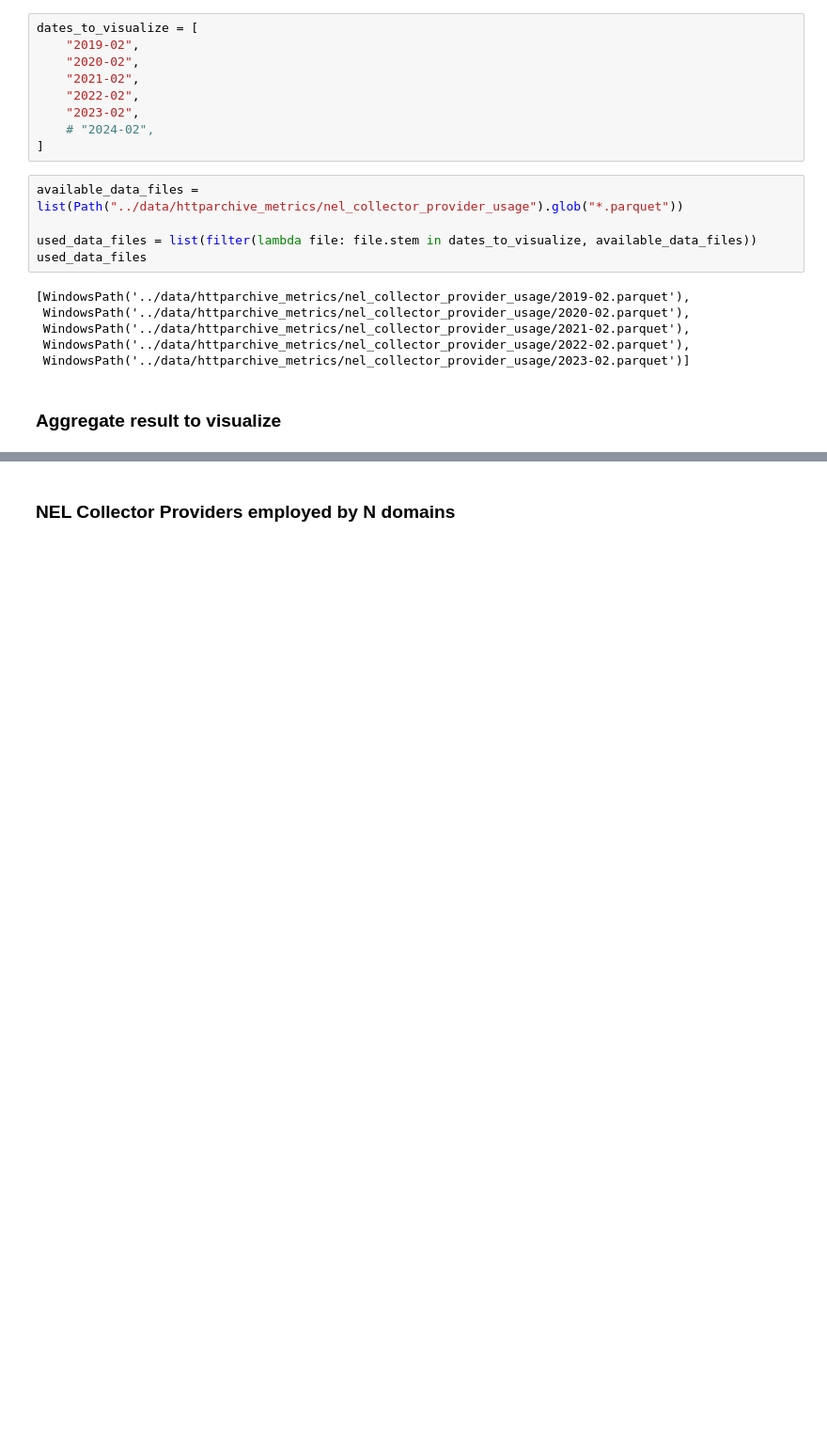
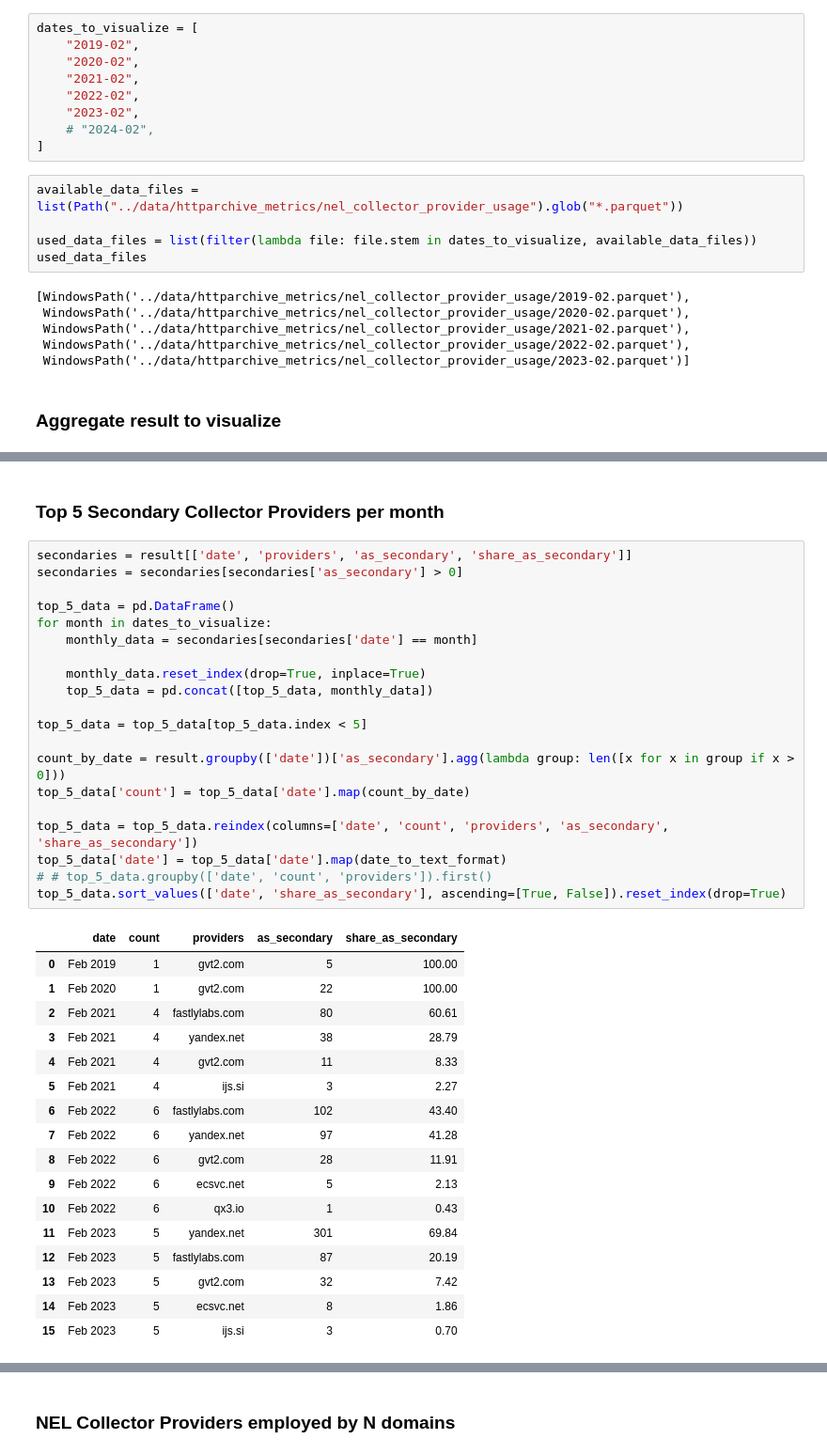
Before and after one commit to JurikMatej/IBP-NEL-Analysis-Scripts, a Jupyter notebook: results/result_nel_collector_provider_usage.ipynb, the cells around one changed output, grey strips where cells are left out. Shown: that part at 94% size. Saved outputs shown, nothing was run; the diff lists cells and outputs as text; blank space fills up the shorter version.

```diff
--- a/results/result_nel_collector_provider_usage.ipynb
+++ b/results/result_nel_collector_provider_usage.ipynb
@@ -71,0 +85,40 @@ result[result.index < 5][['date_formatted', 'providers', 'as_primary', 'share_as
+# %% [markdown]
+### Top 5 Secondary Collector Providers per month
+# %%
+secondaries = result[['date', 'providers', 'as_secondary', 'share_as_secondary']]
+secondaries = secondaries[secondaries['as_secondary'] > 0]
+
+top_5_data = pd.DataFrame()
+for month in dates_to_visualize:
+    monthly_data = secondaries[secondaries['date'] == month]
+
+    monthly_data.reset_index(drop=True, inplace=True)
+    top_5_data = pd.concat([top_5_data, monthly_data])
+
+top_5_data = top_5_data[top_5_data.index < 5]
+
+count_by_date = result.groupby(['date'])['as_secondary'].agg(lambda group: len([x for x in group if x > 0]))
+top_5_data['count'] = top_5_data['date'].map(count_by_date)
+
+top_5_data = top_5_data.reindex(columns=['date', 'count', 'providers', 'as_secondary', 'share_as_secondary'])
+top_5_data['date'] = top_5_data['date'].map(date_to_text_format)
+# # top_5_data.groupby(['date', 'count', 'providers']).first()
+top_5_data.sort_values(['date', 'share_as_secondary'], ascending=[True, False]).reset_index(drop=True)
+# %% [output]
+|  | date | count | providers | as_secondary | share_as_secondary |
+| 0 | Feb 2019 | 1 | gvt2.com | 5 | 100.00 |
+| 1 | Feb 2020 | 1 | gvt2.com | 22 | 100.00 |
+| 2 | Feb 2021 | 4 | fastlylabs.com | 80 | 60.61 |
+| 3 | Feb 2021 | 4 | yandex.net | 38 | 28.79 |
+| 4 | Feb 2021 | 4 | gvt2.com | 11 | 8.33 |
+| 5 | Feb 2021 | 4 | ijs.si | 3 | 2.27 |
+| 6 | Feb 2022 | 6 | fastlylabs.com | 102 | 43.40 |
+| 7 | Feb 2022 | 6 | yandex.net | 97 | 41.28 |
+| 8 | Feb 2022 | 6 | gvt2.com | 28 | 11.91 |
+| 9 | Feb 2022 | 6 | ecsvc.net | 5 | 2.13 |
+| 10 | Feb 2022 | 6 | qx3.io | 1 | 0.43 |
+| 11 | Feb 2023 | 5 | yandex.net | 301 | 69.84 |
+| 12 | Feb 2023 | 5 | fastlylabs.com | 87 | 20.19 |
+| 13 | Feb 2023 | 5 | gvt2.com | 32 | 7.42 |
+| 14 | Feb 2023 | 5 | ecsvc.net | 8 | 1.86 |
+| 15 | Feb 2023 | 5 | ijs.si | 3 | 0.70 |
```
Also changed, not shown: parts of 8 cells of this notebook.
